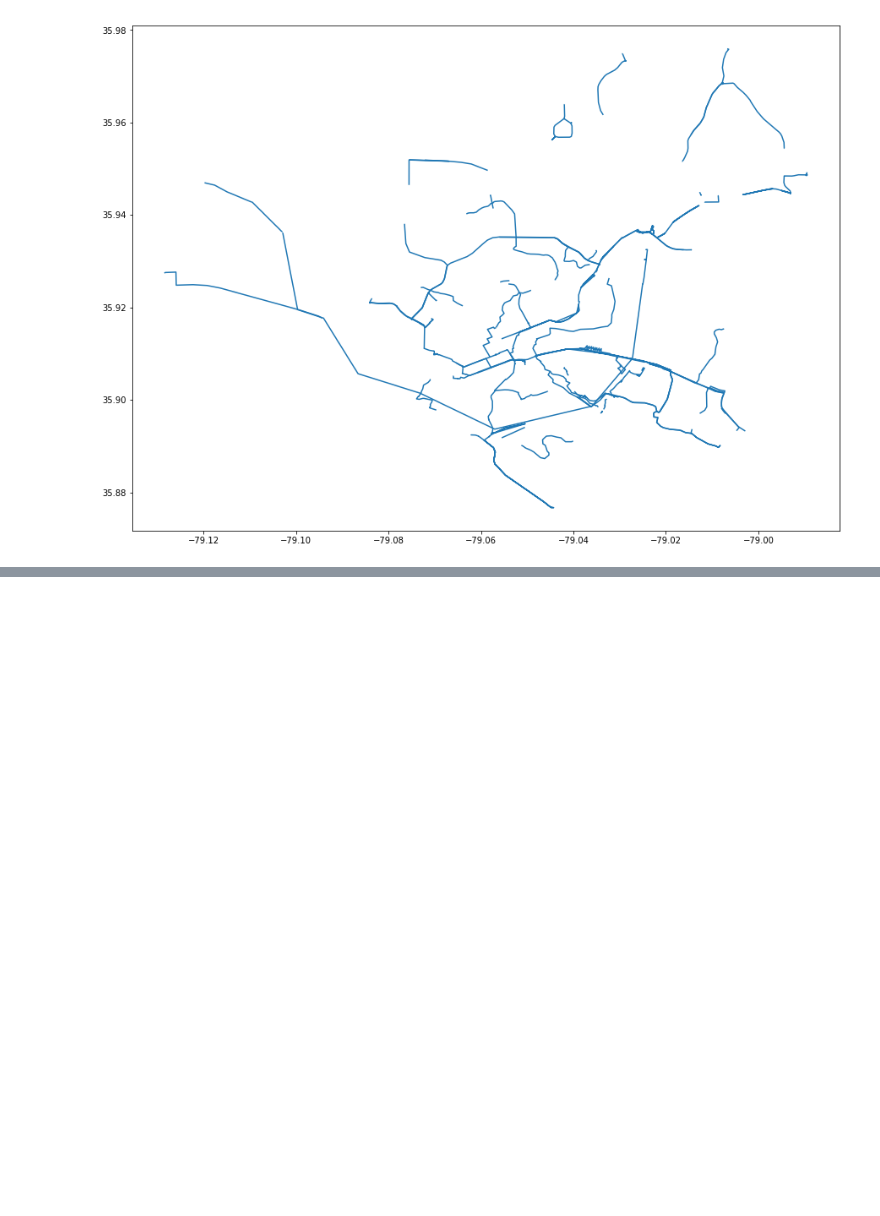
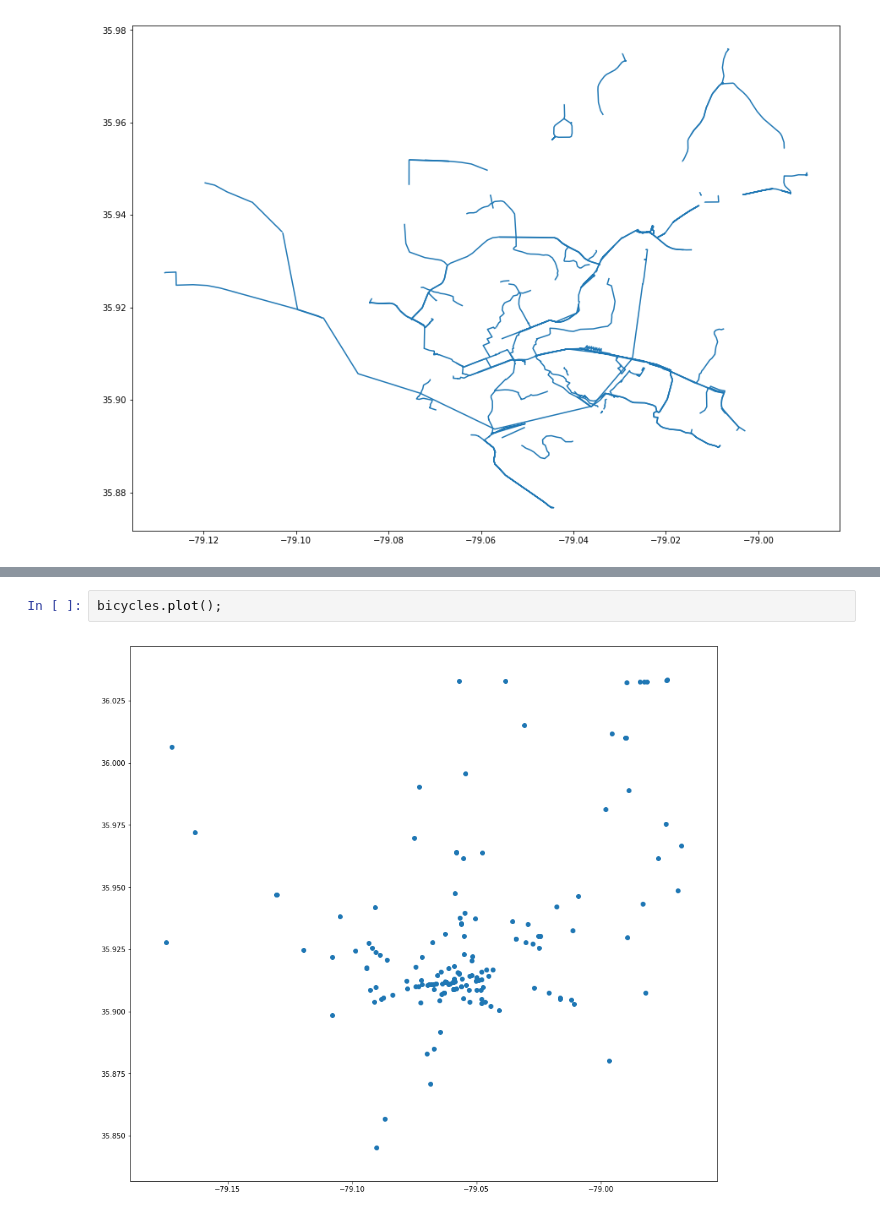
Before and after one commit to mahorn/bicycle-crashes, a Jupyter notebook: bicycles.ipynb, the cells around one changed output, grey strips where cells are left out. Cells and saved outputs as stored; diff of their text form; blank space fills up the shorter version.

```diff
--- a/bicycles.ipynb
+++ b/bicycles.ipynb
@@ -50 +56,5 @@ lines_4269.plot();
+# %%
+bicycles.plot();
+# %% [output]
+[figure, added]
 # %%
```
Also changed, not shown: parts of 25 cells of this notebook.
